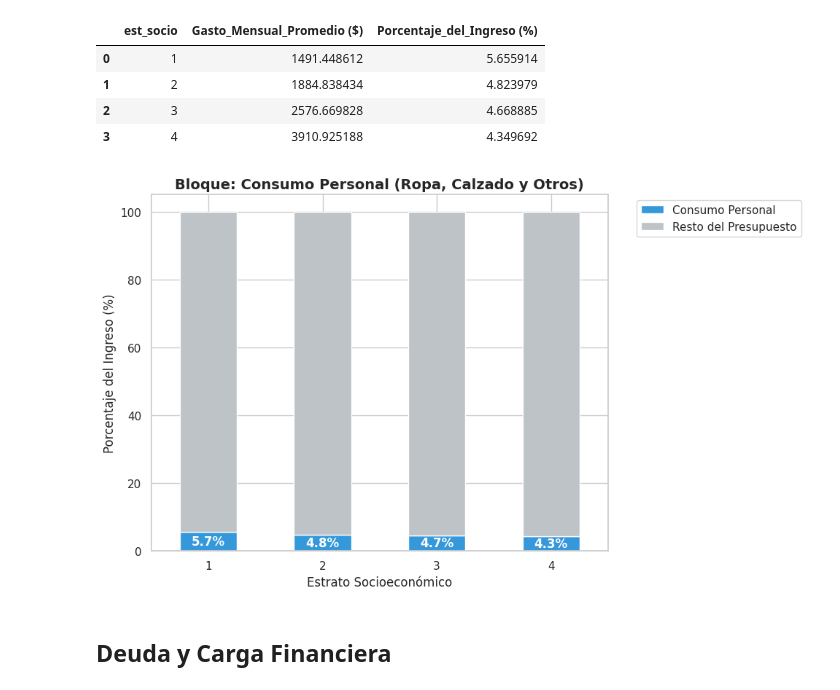
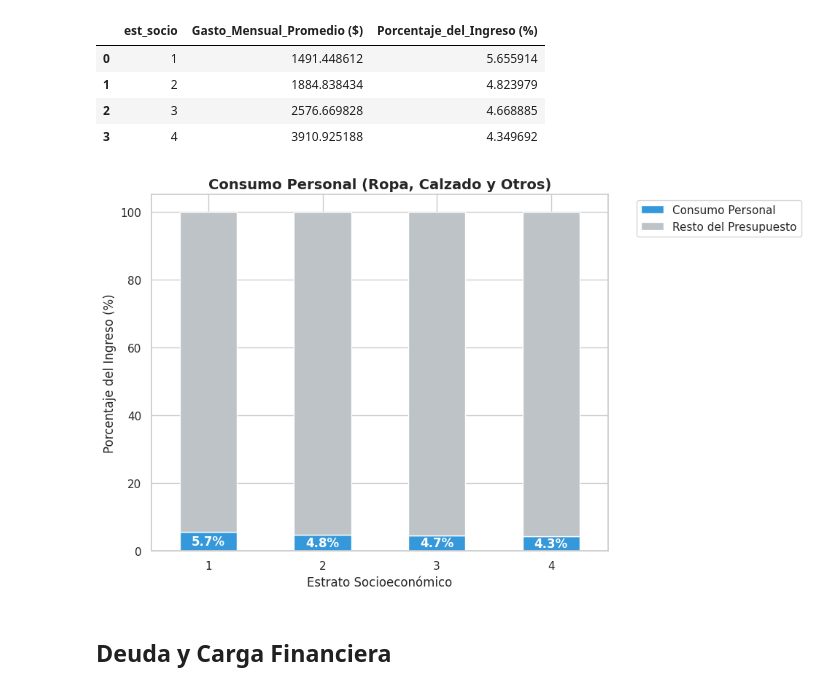
Before and after one commit to SusanaBN30/Tareas, a Jupyter notebook: Proyecto.ipynb, the cells around one changed output. Drawn from its saved outputs; the diff is of its cells as text; code cells hidden in the pictures.

```diff
--- a/Proyecto.ipynb
+++ b/Proyecto.ipynb
@@ -297,28 +297,28 @@ TABLA: BLOQUE DE CONSUMO PERSONAL Y OTROS GASTOS
 # %%
 df_otros_plot = tabla_otros_gastos.copy()
 df_otros_plot['Resto_del_Presupuesto'] = 100 - df_otros_plot['Porcentaje_del_Ingreso (%)']
 
 ax = df_otros_plot.plot(kind='bar', x='est_socio',
                          y=['Porcentaje_del_Ingreso (%)', 'Resto_del_Presupuesto'],
                          stacked=True, figsize=(10,6),
                          color=['#3498db', '#bdc3c7'],
                          rot=0)
 
-plt.title('Bloque: Consumo Personal (Ropa, Calzado y Otros)', fontsize=14, fontweight='bold')
+plt.title('Consumo Personal (Ropa, Calzado y Otros)', fontsize=14, fontweight='bold')
 plt.ylabel('Porcentaje del Ingreso (%)')
 plt.xlabel('Estrato Socioeconómico')
 plt.legend(['Consumo Personal', 'Resto del Presupuesto'],
            bbox_to_anchor=(1.05, 1), loc='upper left')
 
 for c in ax.containers:
     if c == ax.containers[0]:
         labels = [f'{v.get_height():.1f}%' for v in c]
         ax.bar_label(c, labels=labels, label_type='center', color='white', fontweight='bold')
 
 plt.tight_layout()
 plt.show()
 # %% [output]
-[figure, old version]
+[figure, new version]
 # %% [markdown]
 ## Deuda y Carga Financiera
 # %%
```
Also changed, not shown: parts of 4 cells of this notebook.
